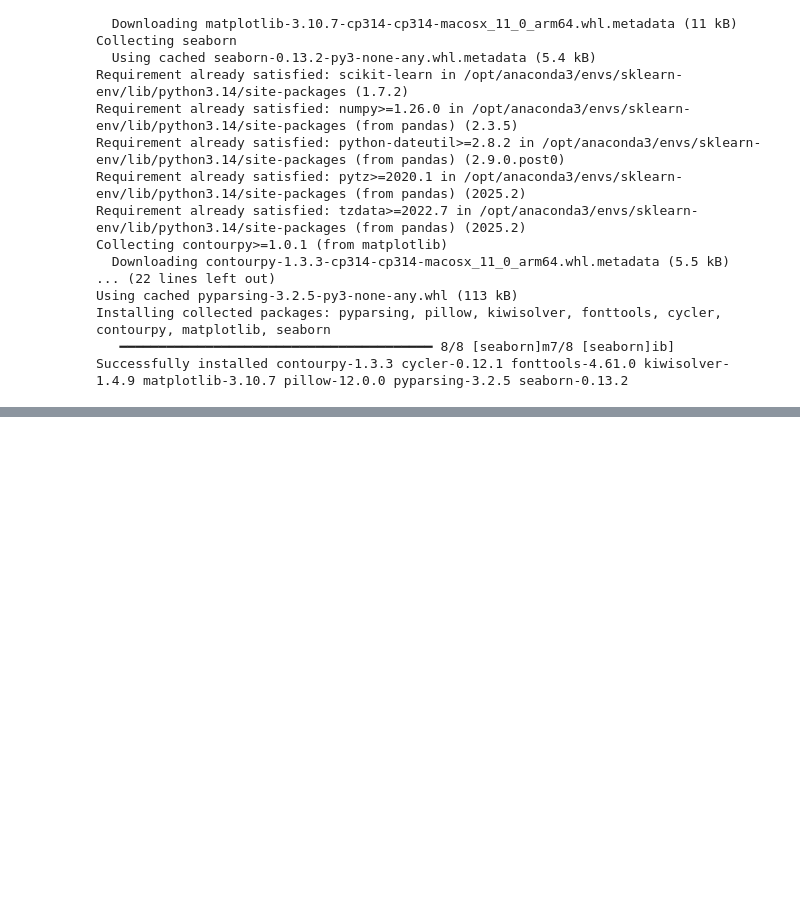
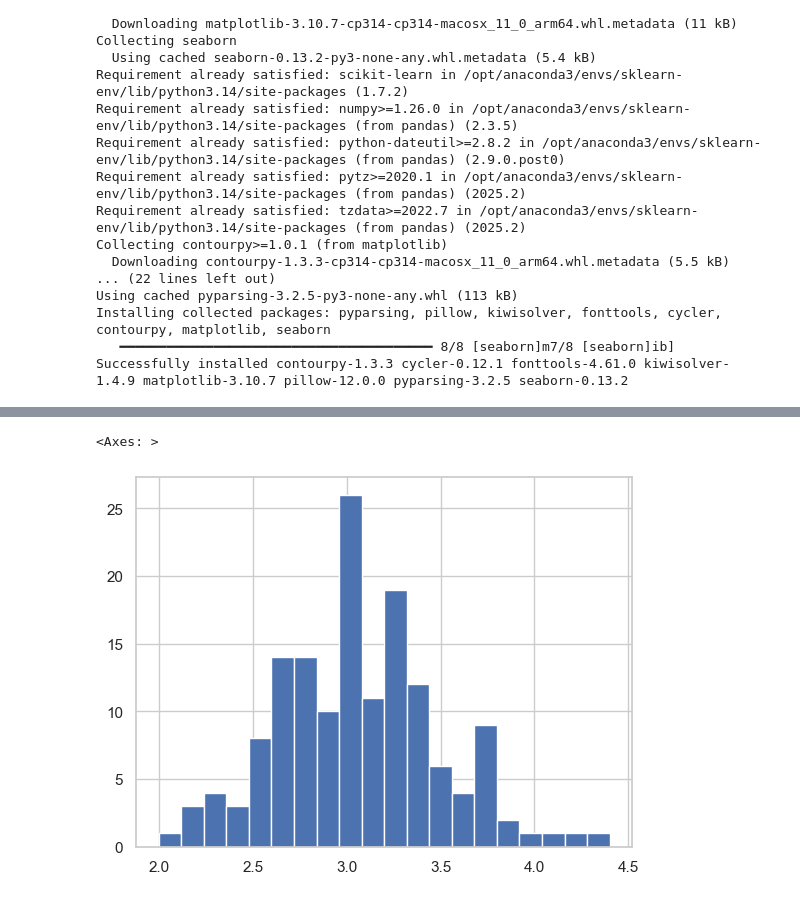
Before and after one commit to mohiuddinwaqar-sudo/scikitlearn, a Jupyter notebook: learn.ipynb, the cells around one changed output, grey strips where cells are left out. Saved outputs shown, nothing was run; the diff lists cells and outputs as text; code cells hidden in the pictures; blank space fills up the shorter version.

```diff
--- a/learn.ipynb
+++ b/learn.ipynb
@@ -54,0 +88,5 @@ sns.set(style="whitegrid")
+# %%
+iris_2["sepal width (cm)"].hist(bins=20)
+# %% [output]
+<Axes: >
+[figure, added]
```
Also changed, not shown: parts of 12 cells of this notebook.
